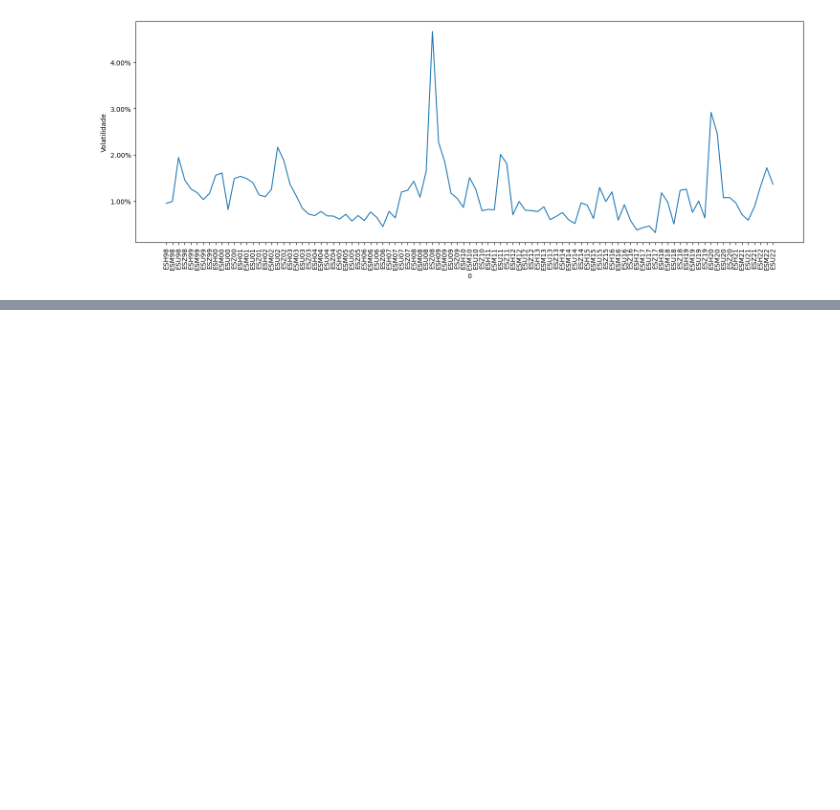
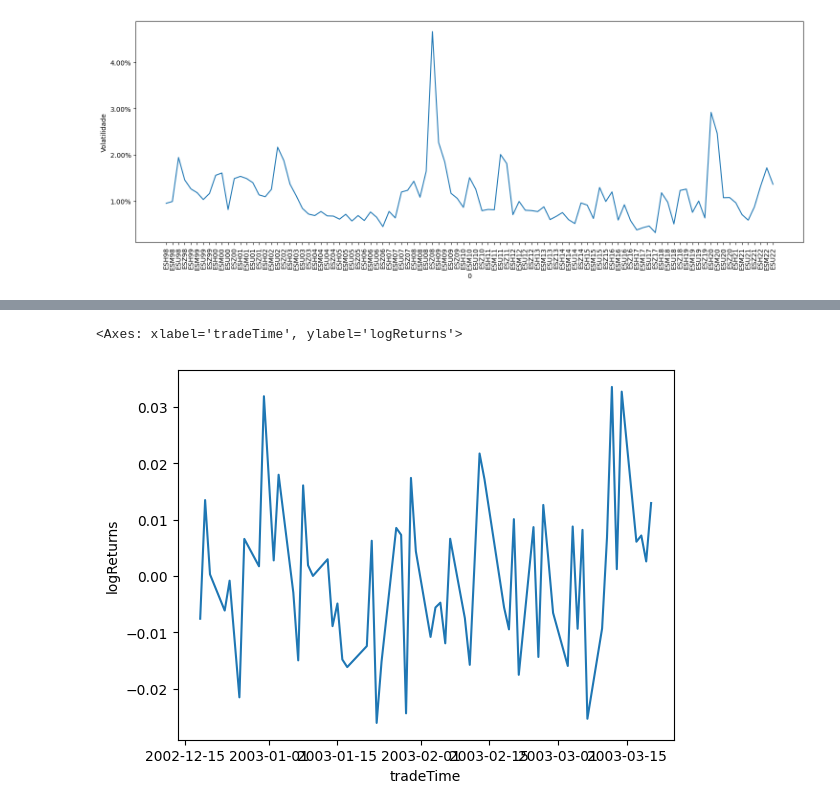
Before and after one commit to fgDotTex/EO_Black76_AssumptionTesting, a Jupyter notebook: BlackModel_AssumptionTesting.ipynb, the cells around one changed output, grey strips where cells are left out. Cells and saved outputs as stored; diff of their text form; code cells hidden in the pictures; blank space fills up the shorter version.

Commit message:
updated notebook with graphs

```diff
--- a/BlackModel_AssumptionTesting.ipynb
+++ b/BlackModel_AssumptionTesting.ipynb
@@ -268,3 +268,6 @@ seaborn.lineplot(x=0, y=1, data=pd.DataFrame(
 fig.savefig("../volatility.eps")
 # %% [output]
 [figure]
+# %%
+dfT = getReturnsDF(fileList[3])
+dfT
@@ -270,0 +288,5 @@ fig.savefig("../volatility.eps")
+# %%
+seaborn.lineplot(x="tradeTime", y="logReturns", data=dfT)
+# %% [output]
+<Axes: xlabel='tradeTime', ylabel='logReturns'>
+[figure, added]
```
Also changed, not shown: parts of 1 cell of this notebook.
